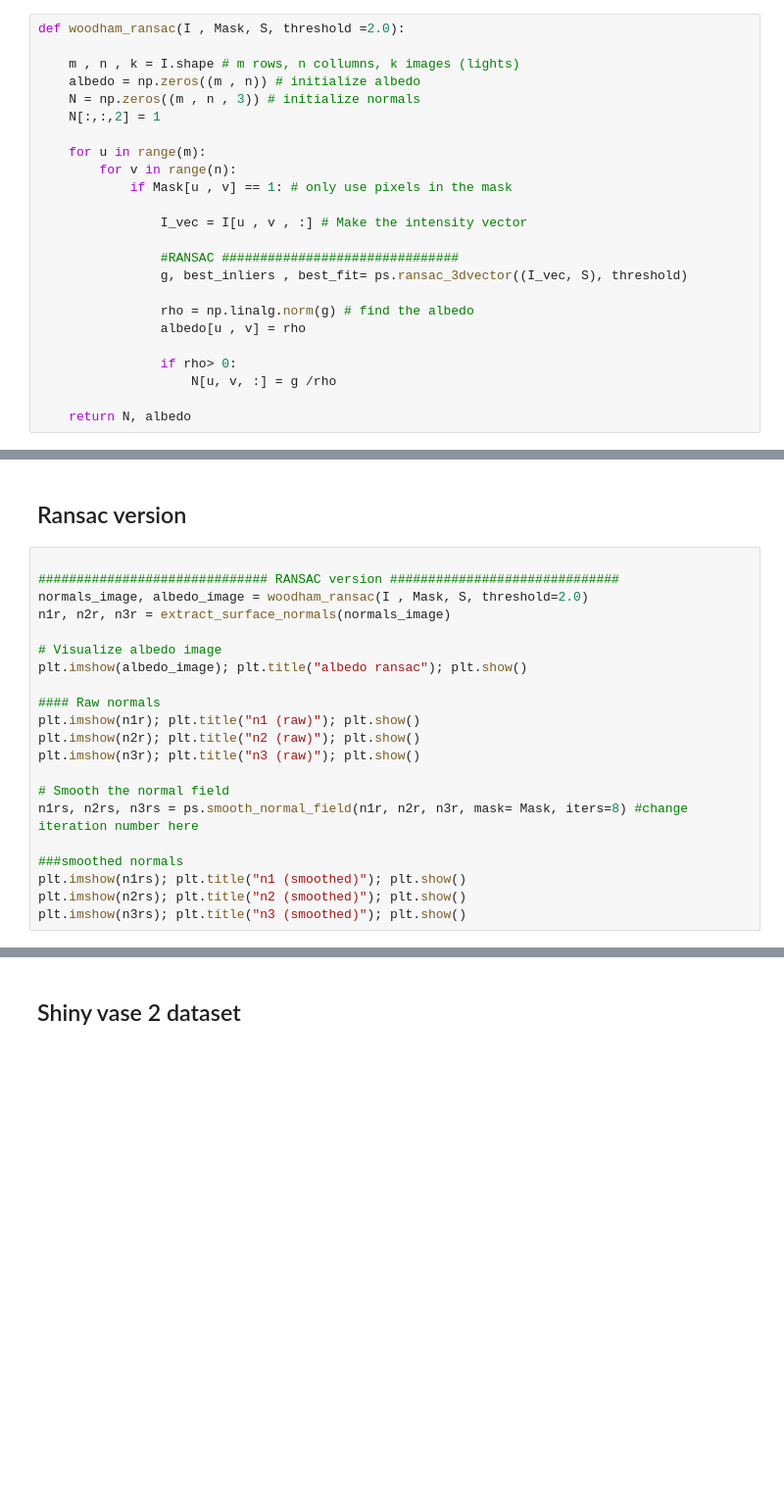
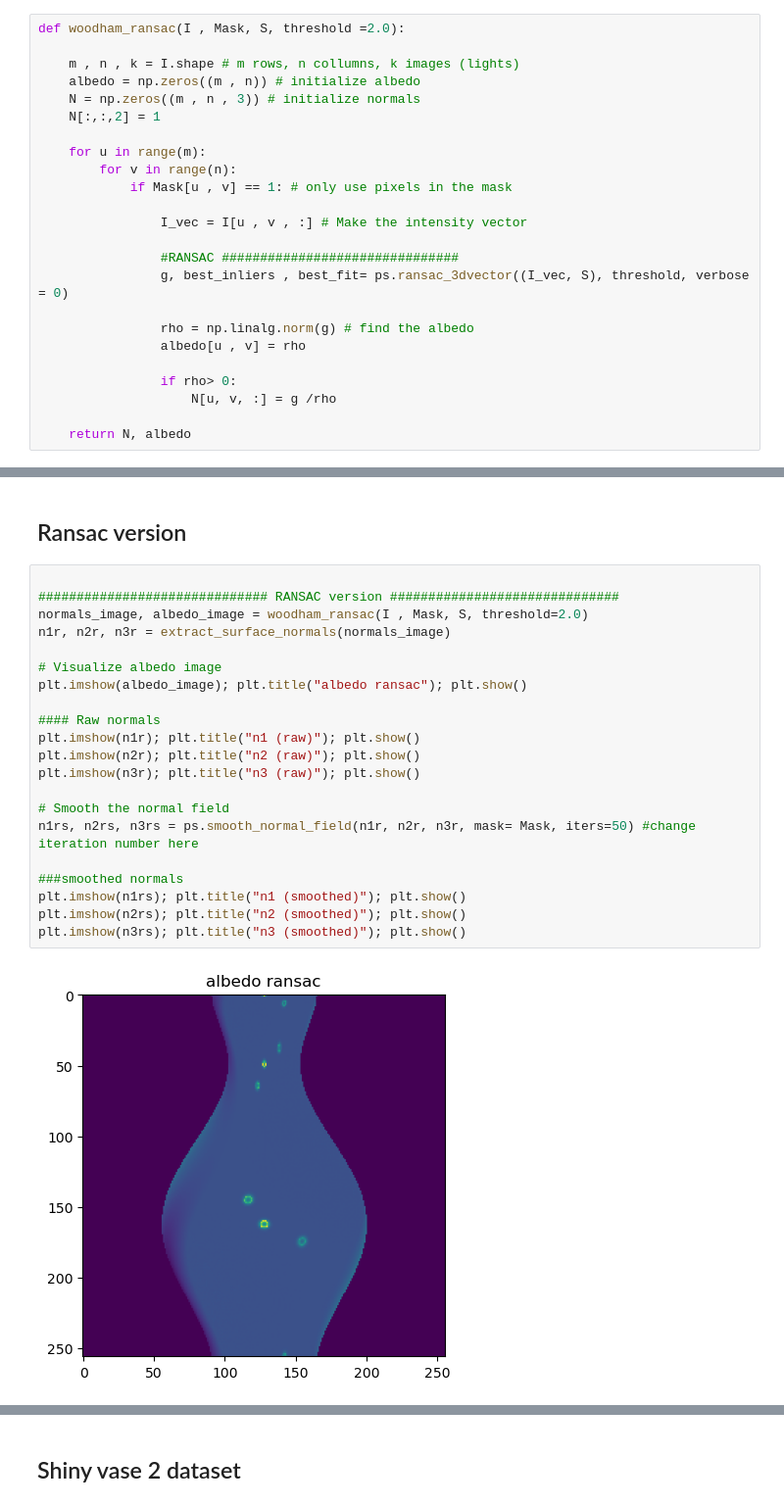
Before and after one commit to marcusffh/VIP, a Jupyter notebook: Group assignment 3/group_assignment.ipynb, the cells around one changed output, grey strips where cells are left out. Shown at 98% size. Cells and saved outputs as stored; diff of their text form; blank space fills up the shorter version.

```diff
--- a/Group assignment 3/group_assignment.ipynb
+++ b/Group assignment 3/group_assignment.ipynb
@@ -89,7 +62,7 @@ def woodham_ransac(I , Mask, S, threshold =2.0):
                 I_vec = I[u , v , :] # Make the intensity vector
 
                 #RANSAC ###############################
-                g, best_inliers , best_fit= ps.ransac_3dvector((I_vec, S), threshold)
+                g, best_inliers , best_fit= ps.ransac_3dvector((I_vec, S), threshold, verbose = 0)
 
                 rho = np.linalg.norm(g) # find the albedo
                 albedo[u , v] = rho
@@ -257,21 +237,23 @@ ps.display_surface(z)
 # %%
 
 ############################## RANSAC version ##############################
 normals_image, albedo_image = woodham_ransac(I , Mask, S, threshold=2.0)
 n1r, n2r, n3r = extract_surface_normals(normals_image)
 
 # Visualize albedo image
 plt.imshow(albedo_image); plt.title("albedo ransac"); plt.show()
 
 #### Raw normals
 plt.imshow(n1r); plt.title("n1 (raw)"); plt.show()
 plt.imshow(n2r); plt.title("n2 (raw)"); plt.show()
 plt.imshow(n3r); plt.title("n3 (raw)"); plt.show()
 
 # Smooth the normal field
-n1rs, n2rs, n3rs = ps.smooth_normal_field(n1r, n2r, n3r, mask= Mask, iters=8) #change iteration number here
+n1rs, n2rs, n3rs = ps.smooth_normal_field(n1r, n2r, n3r, mask= Mask, iters=50) #change iteration number here
 
 ###smoothed normals
 plt.imshow(n1rs); plt.title("n1 (smoothed)"); plt.show()
 plt.imshow(n2rs); plt.title("n2 (smoothed)"); plt.show()
 plt.imshow(n3rs); plt.title("n3 (smoothed)"); plt.show()
+# %% [output]
+[figure, added]
```
Also changed, not shown: parts of 11 cells of this notebook, 11 other files.
